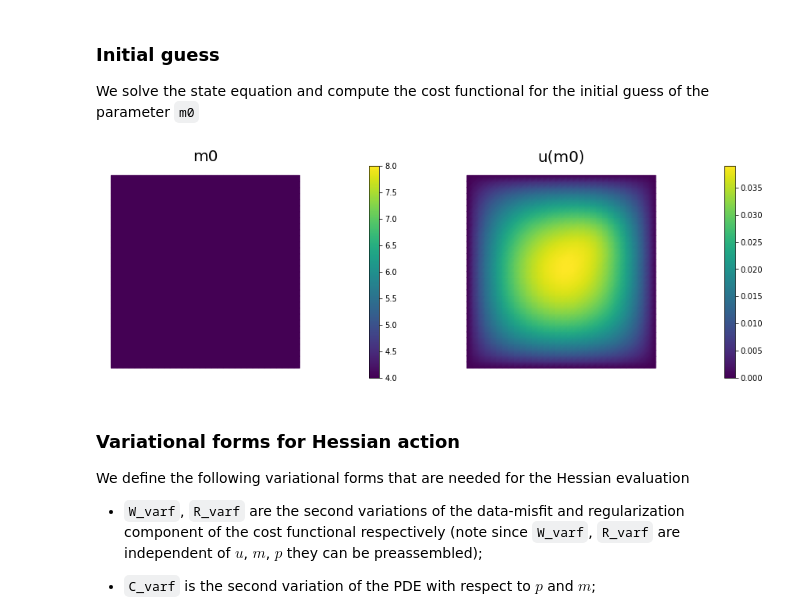
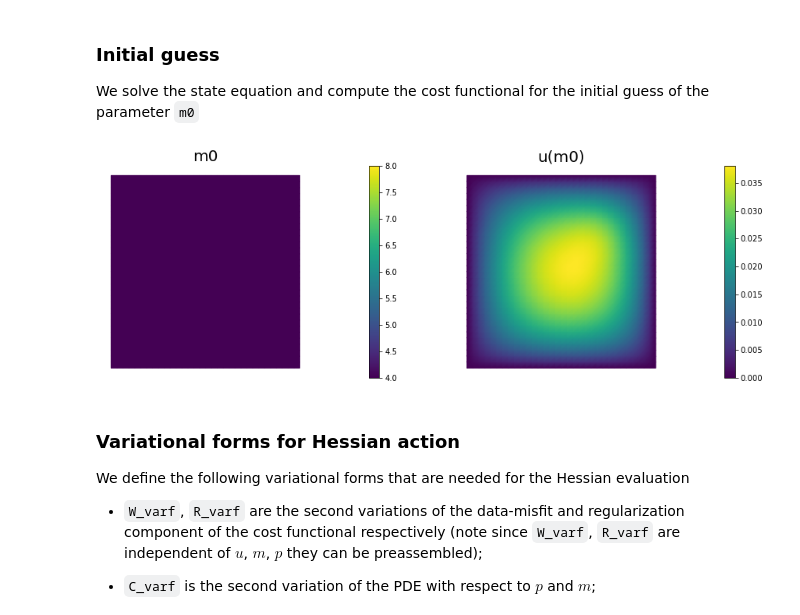
Before and after one commit to mashadab/Computational-and-Variational-Methods-for-Inverse-Problems, a Jupyter notebook: HW5-transient-NewtonCG/Trial_HW5_Q2.ipynb, the cells around one changed output. Drawn from its saved outputs; the diff is of its cells as text; code cells hidden in the pictures.

```diff
--- a/HW5-transient-NewtonCG/Trial_HW5_Q2.ipynb
+++ b/HW5-transient-NewtonCG/Trial_HW5_Q2.ipynb
@@ -358,10 +355,17 @@ We also build the *mass* matrix $M$ that is used to discretize the $L^2(\Omega)$
 a_state = dl.inner(k * dl.grad(u_trial), dl.grad(u_test)) * dl.dx
 L_state = f * u_test * dl.dx - dl.Constant(100) * dl.exp(m) * u**3 * u_test * dl.dx \
              - u_test * dl.inner(v,dl.grad(u)) * dl.dx
+J_state = dl.inner(k * dl.grad(u) , dl.grad(u_test)) * dl.dx + \
+      dl.inner(v, dl.grad(u)) * u_test * dl.dx + \
+      dl.Constant(100)*dl.exp(m) * u * u * u * u_test * dl.dx - \
+      f * u_test * dl.dx
+
 
 # weak form for setting up the adjoint equation
 a_adj =  dl.inner(k * dl.grad(p_test), dl.grad(p_trial)) * dl.dx
 L_adj = (u - ud) * p_test * dl.dx + \
+    dl.inner(v, dl.grad(p_test)) * p * dl.dx + dl.Constant(300) * dl.exp(m) * u * u * p_test * p * dl.dx
+F_adj = (u - ud) * p_test * dl.dx + k * dl.inner(dl.grad(p_test), dl.grad(p)) * dl.dx + \
     dl.inner(v, dl.grad(p_test)) * p * dl.dx + dl.Constant(300) * dl.exp(m) * u * u * p_test * p * dl.dx
 
 # weak form for gradient
@@ -377,22 +381,26 @@ We solve the state equation and compute the cost functional for the initial gues
 # %%
 m0 = dl.interpolate(dl.Constant(np.log(4.) ), Vm )
 
 m.assign(m0)
 
 # solve state equation
 state_A, state_b = dl.assemble_system (a_state, L_state, bc_state)
-dl.solve (state_A, u.vector(), state_b)
+#dl.solve (state_A, u.vector(), state_b)
+
+# solve state equation
+dl.solve(J_state == 0, u, bc_state, solver_parameters={"newton_solver":{"relative_tolerance":1e-6},
+"newton_solver":{"maximum_iterations":2000}})
 
 # evaluate cost
 [cost_old, misfit_old, reg_old] = cost(u, ud, m, gamma)
 
 # plot
 plt.figure(figsize=(15,5))
 nb.plot(m,subplot_loc=121, mytitle="m0", vmin=mtrue.vector().min(), vmax=mtrue.vector().max())
 nb.plot(u,subplot_loc=122, mytitle="u(m0)")
 plt.show()
 # %% [output]
-[figure, old version]
+[figure, new version]
 # %% [markdown]
 ### Variational forms for Hessian action
 
```
Also changed, not shown: parts of 4 cells of this notebook.
